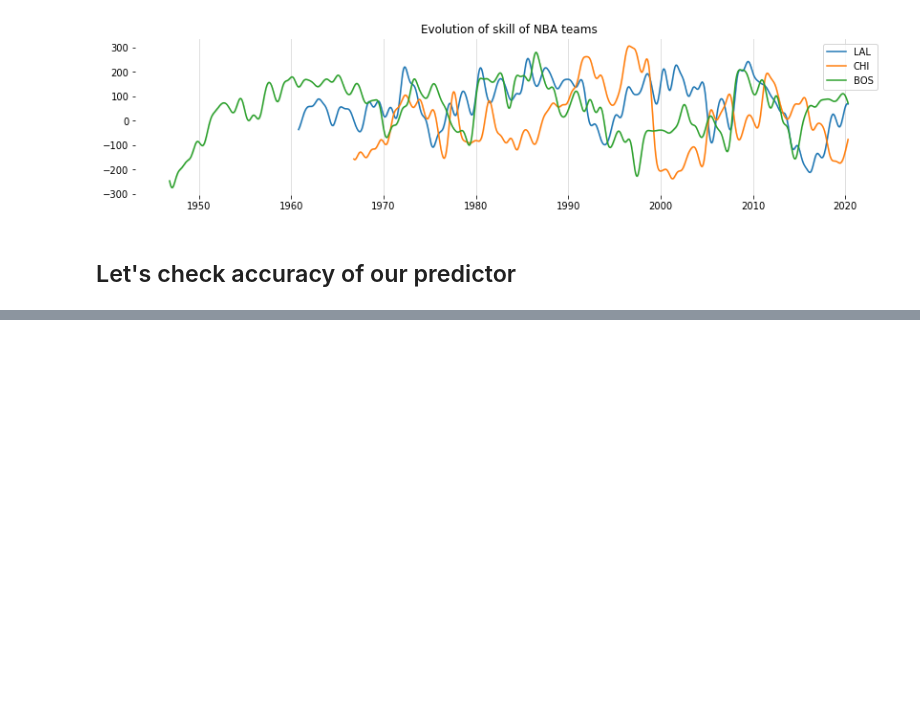
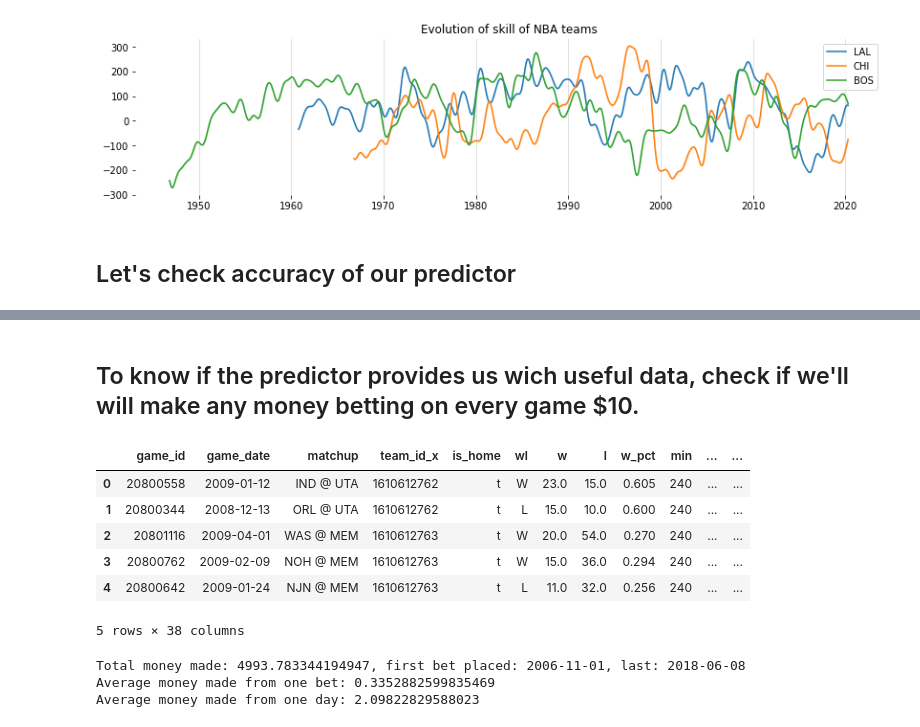
Before and after one commit to jgrodzicki/NBA-result-predictor, a Jupyter notebook: main.ipynb, the cells around one changed output, grey strips where cells are left out. Drawn from its saved outputs; the diff is of its cells as text; code cells hidden in the pictures; blank space fills up the shorter version.

Commit message:
betting simulation

```diff
--- a/main.ipynb
+++ b/main.ipynb
@@ -194,0 +195,20 @@ Accuracy:       0.6665065292396384
+# %% [markdown]
+## To know if the predictor provides us wich useful data, check if we'll will make any money betting on every game $10.
+# %%
+games_df = pd.read_csv('data/nba_games_all.csv')
+lines_df = pd.read_csv('data/nba_betting_money_line.csv')
+# %%
+games_df = games_df[games_df['is_home'] == 't']
+book = lines_df['book_name'].value_counts().index[0]
+lines_df = lines_df[lines_df['book_name'] == book]
+# %%
+lg_df = games_df.merge(lines_df, on='game_id')
+lg_df.head()
+# %% [output]
+|  | game_id | game_date | matchup | team_id_x | is_home | wl | w | l | w_pct | min | ... | ... |
+| 0 | 20800558 | 2009-01-12 | IND @ UTA | 1610612762 | t | W | 23.0 | 15.0 | 0.605 | 240 | ... | ... |
+| 1 | 20800344 | 2008-12-13 | ORL @ UTA | 1610612762 | t | L | 15.0 | 10.0 | 0.600 | 240 | ... | ... |
+| 2 | 20801116 | 2009-04-01 | WAS @ MEM | 1610612763 | t | W | 20.0 | 54.0 | 0.270 | 240 | ... | ... |
+| 3 | 20800762 | 2009-02-09 | NOH @ MEM | 1610612763 | t | W | 15.0 | 36.0 | 0.294 | 240 | ... | ... |
+| 4 | 20800642 | 2009-01-24 | NJN @ MEM | 1610612763 | t | L | 11.0 | 32.0 | 0.256 | 240 | ... | ... |
+5 rows × 38 columns
@@ -194,0 +241,8 @@ Accuracy:       0.6665065292396384
+# %%
+print(f'Total money made: {sum(money.values())}, first bet placed: {min(money.keys())}, last: {max(money.keys())}')
+print(f'Average money made from one bet: {sum(money.values()) / len(lg_df)}')
+print(f'Average money made from one day: {sum(money.values()) / len(money.values())}')
+# %% [output]
+Total money made: 4993.783344194947, first bet placed: 2006-11-01, last: 2018-06-08
+Average money made from one bet: 0.3352882599835469
+Average money made from one day: 2.09822829588023
```
Also changed, not shown: parts of 3 cells of this notebook.
